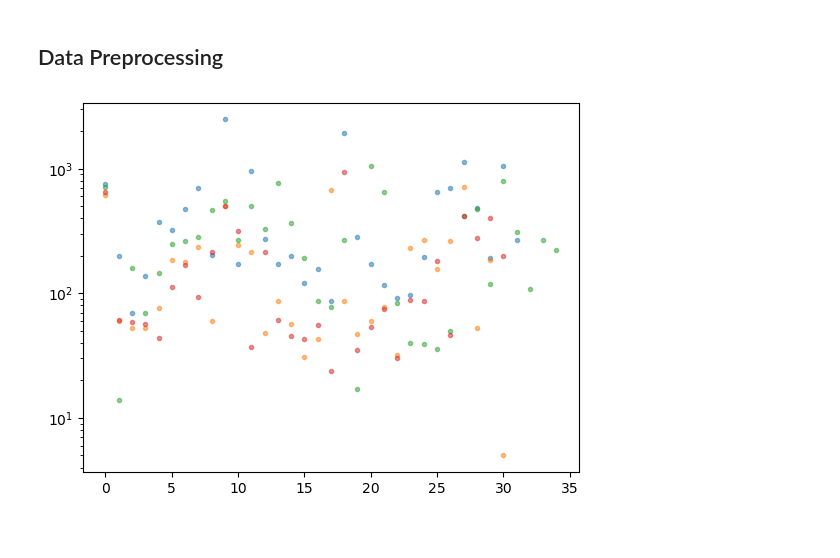
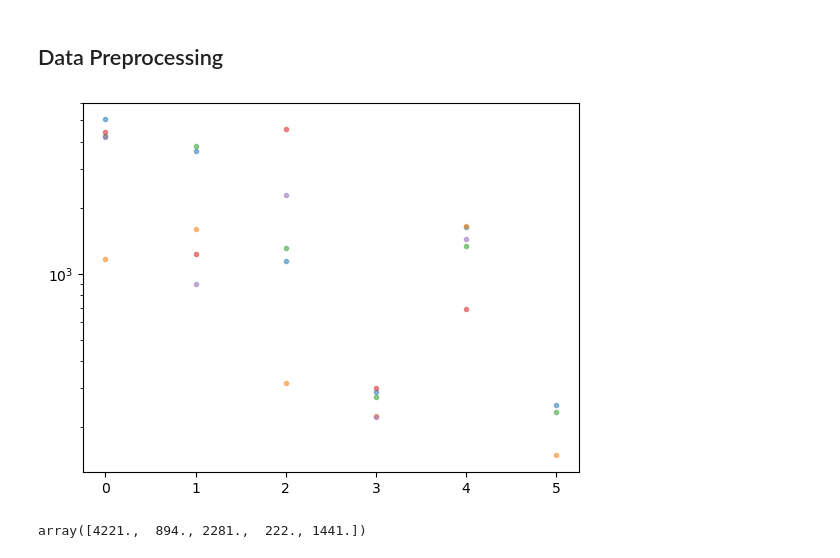
Before and after one commit to katelkq/dissertation, a Jupyter notebook: notebooks/reproducibility.ipynb, the cells around one changed output. Saved outputs shown, nothing was run; the diff lists cells and outputs as text; code cells hidden in the pictures.

```diff
--- a/notebooks/reproducibility.ipynb
+++ b/notebooks/reproducibility.ipynb
@@ -27,22 +27,43 @@ seed = 42
 
 master_list = list()
 
-for trial in [1, 2, 3, 4]:
+for trial in [1, 2, 3, 4, 5]:
     event_hash = address.hash(event)
     df = access.load_df(f'./data/csv/rp/t{trial}/{model}_{event_hash}_s{seed}.csv')
 
     inferences = assess.extract_inferences(df)
     # master_list += list(map(partial(address.make_timeseries, event=event), inferences))
-    master_list.append(address.make_timeseries(inferences[0], event=event))
+    master_list.append(address.make_timeseries(inferences[4], event=event))
+# %%
+master_dict = dict()
+
+model = 'resnet50'
+
+for event in EVENTS:
+    event_hash = address.hash(event)
+    master_list = list()
+
+    for trial in [1, 2, 3, 4, 5]:
+
+        for seed in SEEDS:
+
+            df = access.load_df(f'./data/csv/rp/t{trial}/{model}_{event_hash}_s{seed}.csv')
+            inferences = assess.extract_inferences(df)
+
+            master_list += list(map(partial(address.make_timeseries, event=event), inferences))
+
+    master_dict[event] = master_list
+
+assess.make_pickle(f'./data/pickle/rp.pickle', master_dict)
 # %%
 fig, ax = plt.subplots()
 
 for timeseries in master_list:
-    timeseries = address.aggregate(timeseries, bin_size=32)
+    timeseries = address.aggregate(timeseries, bin_size=128)
     ax.scatter(np.arange(len(timeseries)), timeseries, marker='.', alpha=0.5)
 
 ax.set_yscale('log')
 
 plt.show()
 # %% [output]
-[figure, old version]
+[figure, new version]
@@ -50,0 +83,12 @@ from sklearn.metrics import pairwise_distances
+# %%
+fig, ax = plt.subplots()
+
+for timeseries in master_list:
+    timeseries = address.aggregate(timeseries, bin_size=128)
+    ax.scatter(np.arange(len(timeseries)), timeseries, marker='.', alpha=0.5)
+
+ax.set_yscale('log')
+
+plt.show()
+# %% [output]
+array([4221.,  894., 2281.,  222., 1441.])
```
Also changed, not shown: parts of 3 cells of this notebook, 8 other files.
